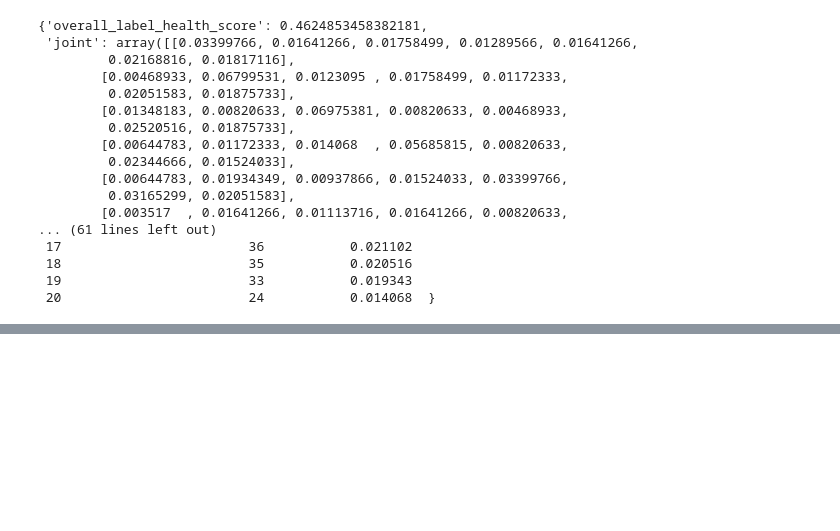
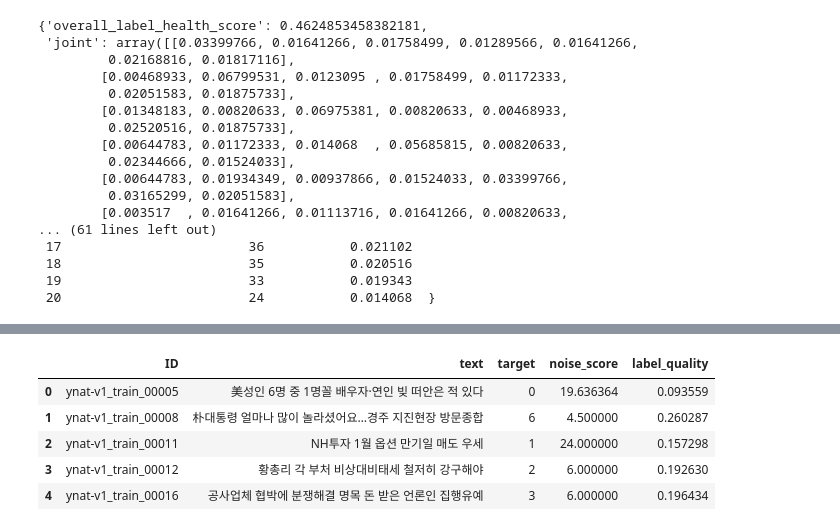
Before and after one commit to boostcampaitech7/level2-nlp-datacentric-nlp-06, a Jupyter notebook: minji/minji_clean_dataset.ipynb, the cells around one changed output, grey strips where cells are left out. Drawn from its saved outputs; the diff is of its cells as text; code cells hidden in the pictures; blank space fills up the shorter version.

```diff
--- a/minji/minji_clean_dataset.ipynb
+++ b/minji/minji_clean_dataset.ipynb
@@ -362,3 +419,15 @@ cleaned_train_data.to_csv("../../datasets/v0.0.4/train.csv", index=False)
+# %%
+import pandas as pd
+
+train_data = pd.read_csv("../../datasets/v0.0.3/train.csv")
+train_data.head()
+# %% [output]
+|  | ID | text | target | noise_score | label_quality |
+| 0 | ynat-v1_train_00005 | 美성인 6명 중 1명꼴 배우자·연인 빚 떠안은 적 있다 | 0 | 19.636364 | 0.093559 |
+| 1 | ynat-v1_train_00008 | 朴대통령 얼마나 많이 놀라셨어요…경주 지진현장 방문종합 | 6 | 4.500000 | 0.260287 |
+| 2 | ynat-v1_train_00011 | NH투자 1월 옵션 만기일 매도 우세 | 1 | 24.000000 | 0.157298 |
+| 3 | ynat-v1_train_00012 | 황총리 각 부처 비상대비태세 철저히 강구해야 | 2 | 6.000000 | 0.192630 |
+| 4 | ynat-v1_train_00016 | 공사업체 협박에 분쟁해결 명목 돈 받은 언론인 집행유예 | 3 | 6.000000 | 0.196434 |
 # %%
 from llama import LlamaInference
 
```
Also changed, not shown: parts of 36 cells of this notebook, 2 other files.
